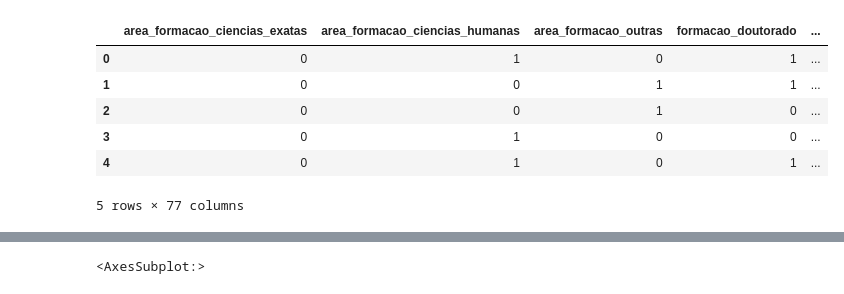
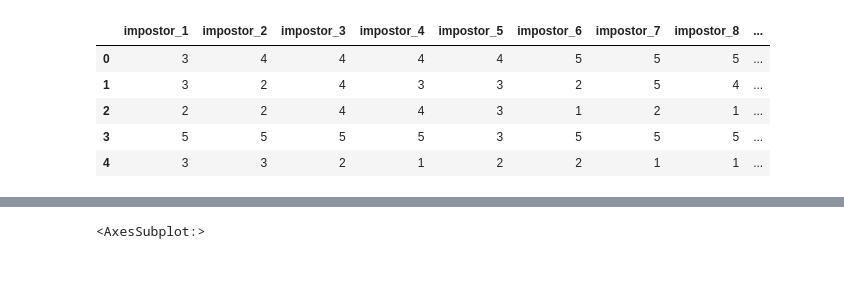
Before and after one commit to odair-pedro/impostor-syndrome-study, a Jupyter notebook: notebooks/finding_correlations.ipynb, the cells around one changed output, grey strips where cells are left out. Cells and saved outputs as stored; diff of their text form; code cells hidden in the pictures.

```diff
--- a/notebooks/finding_correlations.ipynb
+++ b/notebooks/finding_correlations.ipynb
@@ -1,13 +1,12 @@
 # %%
 import pandas as pd
 
-df = pd.read_csv('../datasets/answers-normalized.csv')
-df.head()
+df_impostor = pd.read_csv('../datasets/answers-impostor-normilzed.csv')
+df_impostor.head()
 # %% [output]
-|  | area_formacao_ciencias_exatas | area_formacao_ciencias_humanas | area_formacao_outras | formacao_doutorado | ... |
-| 0 | 0 | 1 | 0 | 1 | ... |
-| 1 | 0 | 0 | 1 | 1 | ... |
-| 2 | 0 | 0 | 1 | 0 | ... |
-| 3 | 0 | 1 | 0 | 0 | ... |
-| 4 | 0 | 1 | 0 | 1 | ... |
+|  | impostor_1 | impostor_2 | impostor_3 | impostor_4 | impostor_5 | impostor_6 | impostor_7 | impostor_8 | ... |
+| 0 | 3 | 4 | 4 | 4 | 4 | 5 | 5 | 5 | ... |
+| 1 | 3 | 2 | 4 | 3 | 3 | 2 | 5 | 4 | ... |
+| 2 | 2 | 2 | 4 | 4 | 3 | 1 | 2 | 1 | ... |
+| 3 | 5 | 5 | 5 | 5 | 3 | 5 | 5 | 5 | ... |
+| 4 | 3 | 3 | 2 | 1 | 2 | 2 | 1 | 1 | ... |
-5 rows × 77 columns
```
Also changed, not shown: parts of 21 cells of this notebook, 5 other files.
